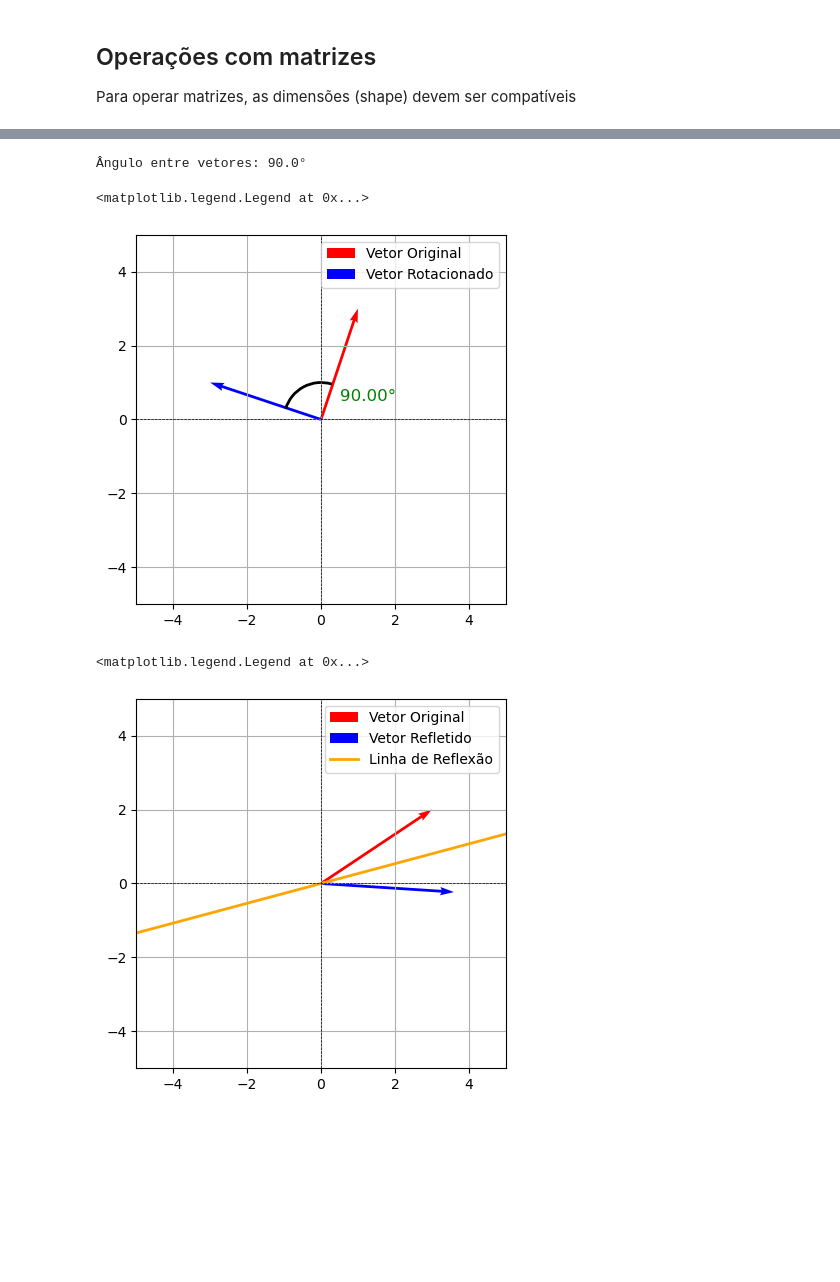
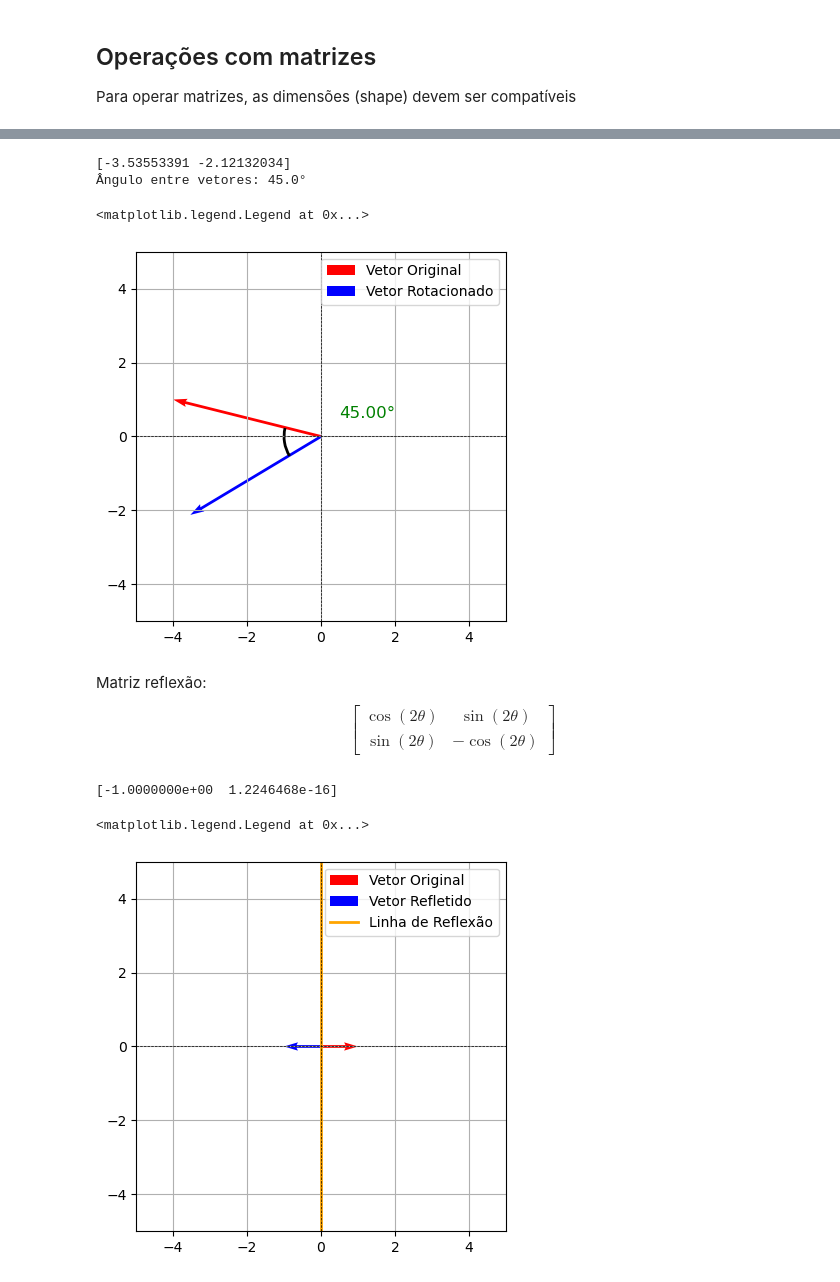
Before and after one commit to fabioamaral08/algebra_linear_aplicada, a Jupyter notebook: Aula_06/Aula_06.ipynb, the cells around one changed output, grey strips where cells are left out. Drawn from its saved outputs; the diff is of its cells as text; code cells hidden in the pictures; blank space fills up the shorter version.

```diff
--- a/Aula_06/Aula_06.ipynb
+++ b/Aula_06/Aula_06.ipynb
@@ -98,15 +130,17 @@ Usando slicing: M[0, 1:3]
 # %%
 def matriz_rotacao(angulo, rad = False):
     if not rad:
-        angulo = np.radians(angulo)
-    return np.array([[np.cos(angulo), -np.sin(angulo)],
-                     [np.sin(angulo),  np.cos(angulo)]])
+        angulo = np.deg2rad(angulo)
+    return np.array([
+        [np.cos(angulo), -np.sin(angulo)],
+        [np.sin(angulo), np.cos(angulo)]
+    ])
 
 
-vet = np.array([1,3])
-M_rot = matriz_rotacao(90)
+vet = np.array([-4,1])
+M_rot = matriz_rotacao(45)
 vet_rot = M_rot @ vet
-
+print(vet_rot)
 # Verifica o angulo:
 cos = vet.T @ vet_rot / (np.linalg.norm(vet) * np.linalg.norm(vet_rot))
 ang_rad = np.arccos(cos)
@@ -137,45 +171,58 @@ plt.axvline(0, color='black',linewidth=0.5, ls='--')
 plt.gca().set_aspect('equal', adjustable='box')
 plt.legend()
 # %% [output]
-Ângulo entre vetores: 90.0°
+[-3.53553391 -2.12132034]
+Ângulo entre vetores: 45.0°
 <matplotlib.legend.Legend at 0x...>
-[figure, old version]
+[figure, new version]
+# %% [markdown]
+Matriz reflexão:
+$$
+\begin{bmatrix}
+\cos(2\theta) & \sin(2\theta) \\
+\sin(2\theta) & -\cos(2\theta)
+\end{bmatrix}
+$$
 # %%
 def matriz_reflexao(angulo, rad = False):
     if not rad:
-        angulo = np.radians(angulo)
+        angulo = np.deg2rad(angulo)
     angulo *= 2
-    return np.array([[np.cos(angulo),  np.sin(angulo)],
-                     [np.sin(angulo), -np.cos(angulo)]])
+    return np.array([
+        [np.cos(angulo), np.sin(angulo)],
+        [np.sin(angulo), -np.cos(angulo)]
+    ])
+
 
 def get_linha_reflexao(angulo, xlim = [-5,5], rad=False):
     if not rad:
         angulo = np.radians(angulo)
     m = np.tan(angulo)
     b = 0
     x = np.array(xlim)
     y = m * x + b
     return x, y
 
-angulo_reflexao = 15
-vet = np.array([3,2])
+angulo_reflexao = 90
+vet = np.array([1,0])
 M_reflexo = matriz_reflexao(angulo_reflexao)
 vet_reflexo = M_reflexo @ vet
 
-
+print(vet_reflexo)
 # Visualização
 fig, ax = plt.subplots()
 plt.quiver(0, 0, vet[0], vet[1], angles='xy', scale_units='xy', scale=1, color='r', label='Vetor Original')
 plt.quiver(0, 0, vet_reflexo[0], vet_reflexo[1], angles='xy', scale_units='xy', scale=1, color='b', label='Vetor Refletido')
 plt.plot(*get_linha_reflexao(angulo_reflexao), color='orange', lw=2, label='Linha de Reflexão')
 
 plt.grid()
 plt.xlim(-5, 5)
 plt.ylim(-5, 5)
 plt.axhline(0, color='black',linewidth=0.5, ls='--')
 plt.axvline(0, color='black',linewidth=0.5, ls='--')
 plt.gca().set_aspect('equal', adjustable='box')
 plt.legend()
 # %% [output]
-<matplotlib.legend.Legend at 0x...>
+[-1.0000000e+00  1.2246468e-16]
+<matplotlib.legend.Legend at 0x...>
-[figure, old version]
+[figure, new version]
```
Also changed, not shown: parts of 5 cells of this notebook.
